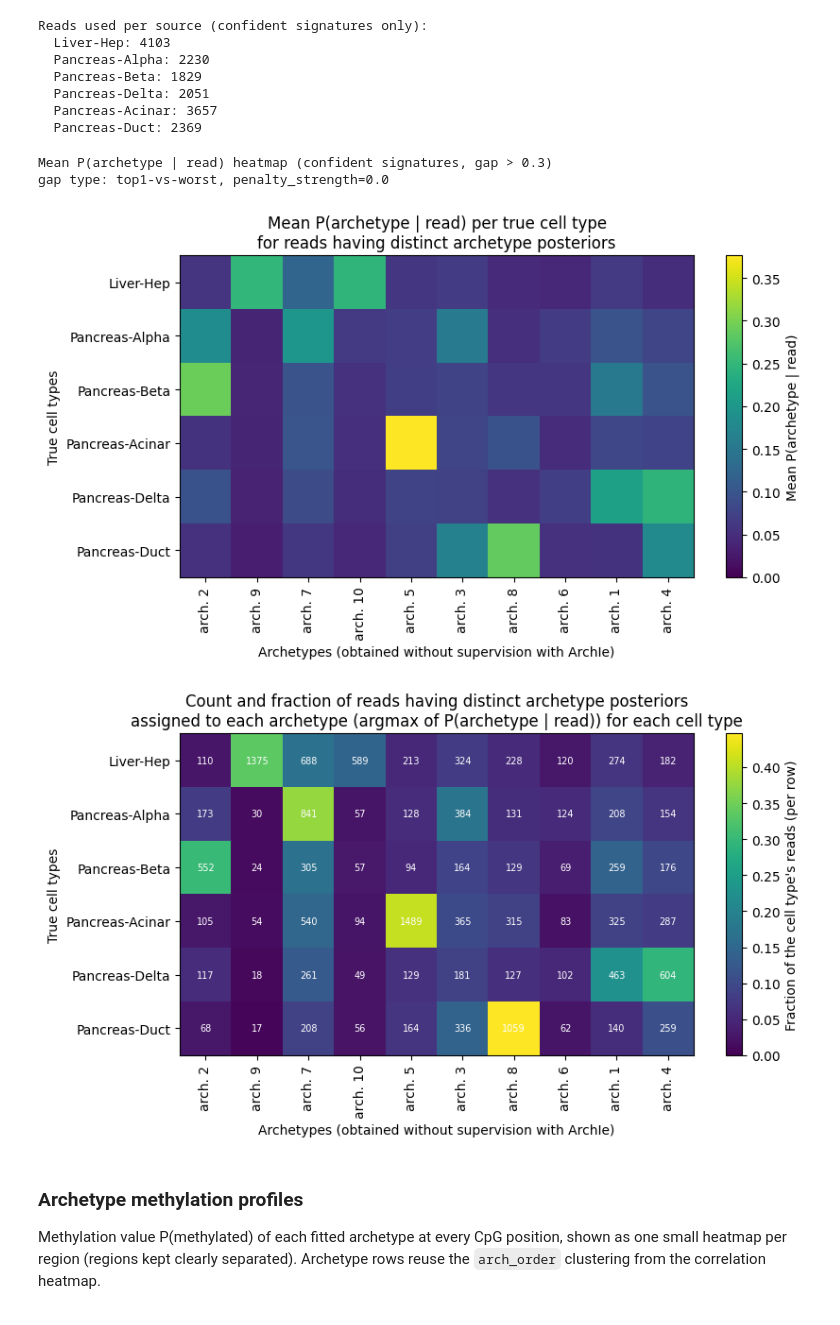
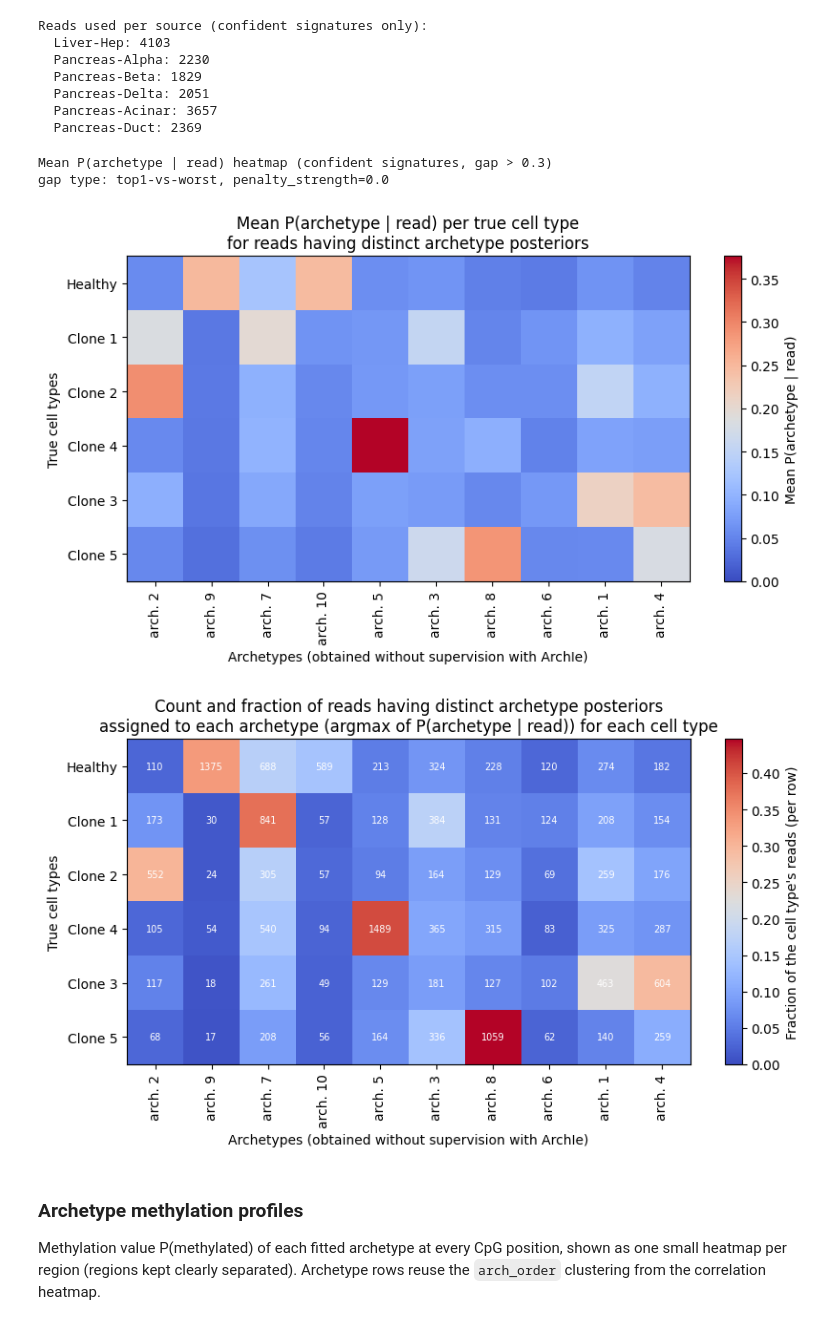
Before and after one commit to CompEpigen/syto, a Jupyter notebook: EDA/extract_soft_labels_from_noisy_samples/clone_archetypes/exp_clone_archetypes.ipynb, the cells around one changed output. Cells and saved outputs as stored; diff of their text form; code cells hidden in the pictures.

Commit message:
Plotting of the graphs for the grant v2

```diff
--- a/EDA/extract_soft_labels_from_noisy_samples/clone_archetypes/exp_clone_archetypes.ipynb
+++ b/EDA/extract_soft_labels_from_noisy_samples/clone_archetypes/exp_clone_archetypes.ipynb
@@ -1388,6 +1388,11 @@ EXP3_PENALTY = 0. # x(1-x) penalty on the methylation probabilities
 
 OUTPUT_DIR = Path("./output/clone_archetypes")
 OUTPUT_DIR.mkdir(parents=True, exist_ok=True)
+# %%
+# Mapping from cell type name to analog for plotting
+ctype_plot_name = {HEALTHY_CTYPE: "Healthy"}
+for i, clone in enumerate(TUMOR_CLONES):
+    ctype_plot_name[clone] = f"Clone {i + 1}"
 # %%
 # Sources to recover: the healthy cell type + every clone present in EVERY region.
 EXP3_CLONES = [
@@ -1494,7 +1499,7 @@ im = ax.imshow(corr_ordered, aspect="auto", cmap="RdBu_r", vmin=-1, vmax=1)
 ax.set_xticks(range(EXP3_N_ARCHETYPES))
 ax.set_xticklabels([f"arch. {a + 1}" for a in arch_order], rotation=90)
 ax.set_yticks(range(n_sources))
-ax.set_yticklabels([EXP3_SOURCES[s] for s in source_order])
+ax.set_yticklabels([ctype_plot_name[EXP3_SOURCES[s]] for s in source_order])
 ax.set_xlabel("Archetypes (obtained without supervision with ArchIe)")
 ax.set_ylabel("True cell types")
 ax.set_title(
@@ -1627,12 +1632,12 @@ fig, ax = plt.subplots(
     figsize=(0.55 * EXP3_N_ARCHETYPES + 3, 0.5 * len(EXP3_SOURCES) + 2)
 )
 im = ax.imshow(
-    heatmap_matrix, aspect="auto", cmap="viridis", vmin=0, vmax=np.max(heatmap_matrix)
+    heatmap_matrix, aspect="auto", cmap="coolwarm", vmin=0, vmax=np.max(heatmap_matrix)
 )
 ax.set_xticks(range(EXP3_N_ARCHETYPES))
 ax.set_xticklabels([f"arch. {a + 1}" for a in arch_order], rotation=90)
 ax.set_yticks(range(len(EXP3_SOURCES)))
-ax.set_yticklabels([EXP3_SOURCES[s] for s in source_order])
+ax.set_yticklabels([ctype_plot_name[EXP3_SOURCES[s]] for s in source_order])
 ax.set_xlabel("Archetypes (obtained without supervision with ArchIe)")
 ax.set_ylabel("True cell types")
 print(
@@ -1654,7 +1659,7 @@ plt.show()
 # %% [output]
 Mean P(archetype | read) heatmap (confident signatures, gap > 0.3)
 gap type: top1-vs-worst, penalty_strength=0.0
-[figure, old version]
+[figure, new version]
 # %%
 # Heatmap of the number of confident reads hard-assigned to each archetype
 # (archetype = argmax of the read's posterior), per source. Cell text is the raw
@@ -1669,41 +1674,41 @@ norm_ordered = norm_counts[source_order][:, arch_order]
 fig, ax = plt.subplots(
     figsize=(0.55 * EXP3_N_ARCHETYPES + 3, 0.5 * len(EXP3_SOURCES) + 2)
 )
-im = ax.imshow(norm_ordered, aspect="auto", cmap="viridis", vmin=0, vmax=norm_ordered.max())
+im = ax.imshow(norm_ordered, aspect="auto", cmap="coolwarm", vmin=0, vmax=norm_ordered.max())
 ax.set_xticks(range(EXP3_N_ARCHETYPES))
 ax.set_xticklabels([f"arch. {a + 1}" for a in arch_order], rotation=90)
 ax.set_yticks(range(len(EXP3_SOURCES)))
-ax.set_yticklabels([EXP3_SOURCES[s] for s in source_order])
+ax.set_yticklabels([ctype_plot_name[EXP3_SOURCES[s]] for s in source_order])
 ax.set_xlabel("Archetypes (obtained without supervision with ArchIe)")
 ax.set_ylabel("True cell types")
 ax.set_title(
     "Count and fraction of reads having distinct archetype posteriors\n"
     "assigned to each archetype (argmax of P(archetype | read)) for each cell type"
 )
 
 # Annotate each cell with the raw read count.
 for i in range(len(EXP3_SOURCES)):
     for j in range(EXP3_N_ARCHETYPES):
         ax.text(
             j,
             i,
             f"{int(counts_ordered[i, j])}",
             ha="center",
             va="center",
             fontsize=7,
             color="white" if norm_ordered[i, j] < 0.5 else "black",
         )
 
 fig.colorbar(im, ax=ax, label="Fraction of the cell type's reads (per row)")
 plt.tight_layout()
 plt.savefig(
     OUTPUT_DIR
     / f"grant_graphs_count_and_fraction_per_source_per_archetype_penalty={EXP3_PENALTY}_alpha={EXP3_DIRICHLET_ALPHA}_nreadspersample={EXP3_SAMPLE_SIZE}_nregions={EXP3_N_SAMPLES}_gap={GAP_TYPE}_minposterior={EXP3_MIN_POSTERIOR_GAP}.pdf",
     bbox_inches="tight",
 )
 plt.show()
 # %% [output]
-[figure, old version]
+[figure, new version]
 # %% [markdown]
 ### Archetype methylation profiles
 
```
Also changed, not shown: parts of 2 cells of this notebook.
